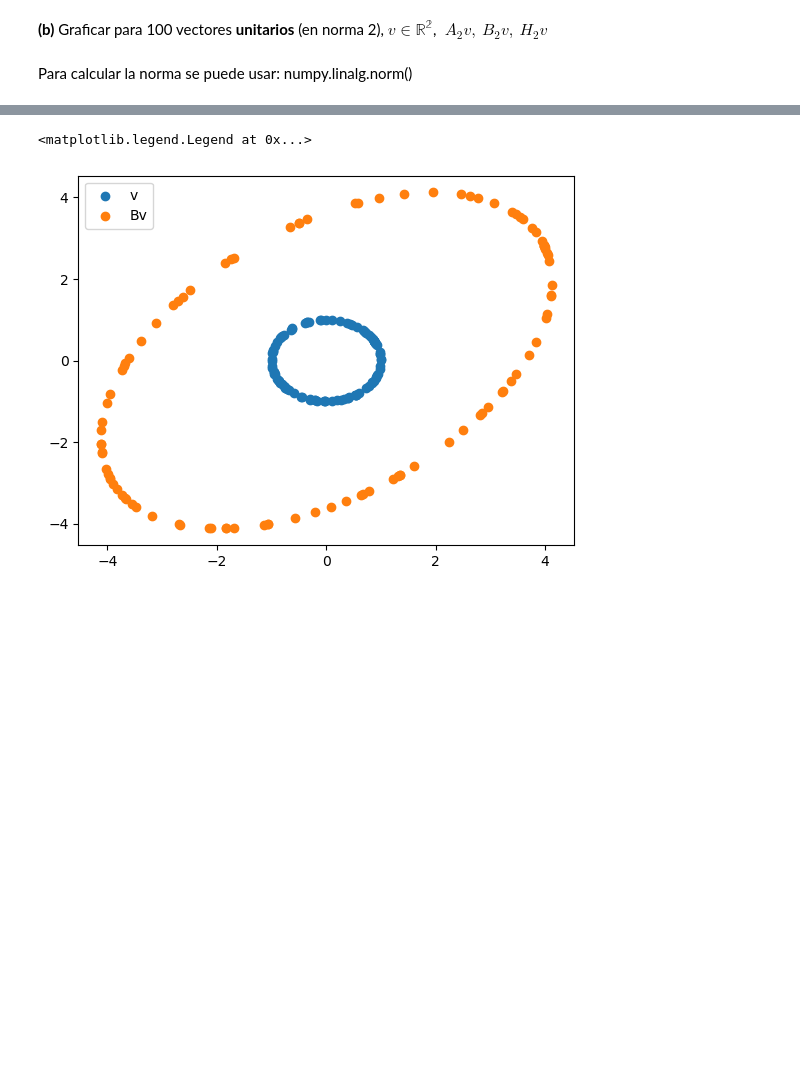
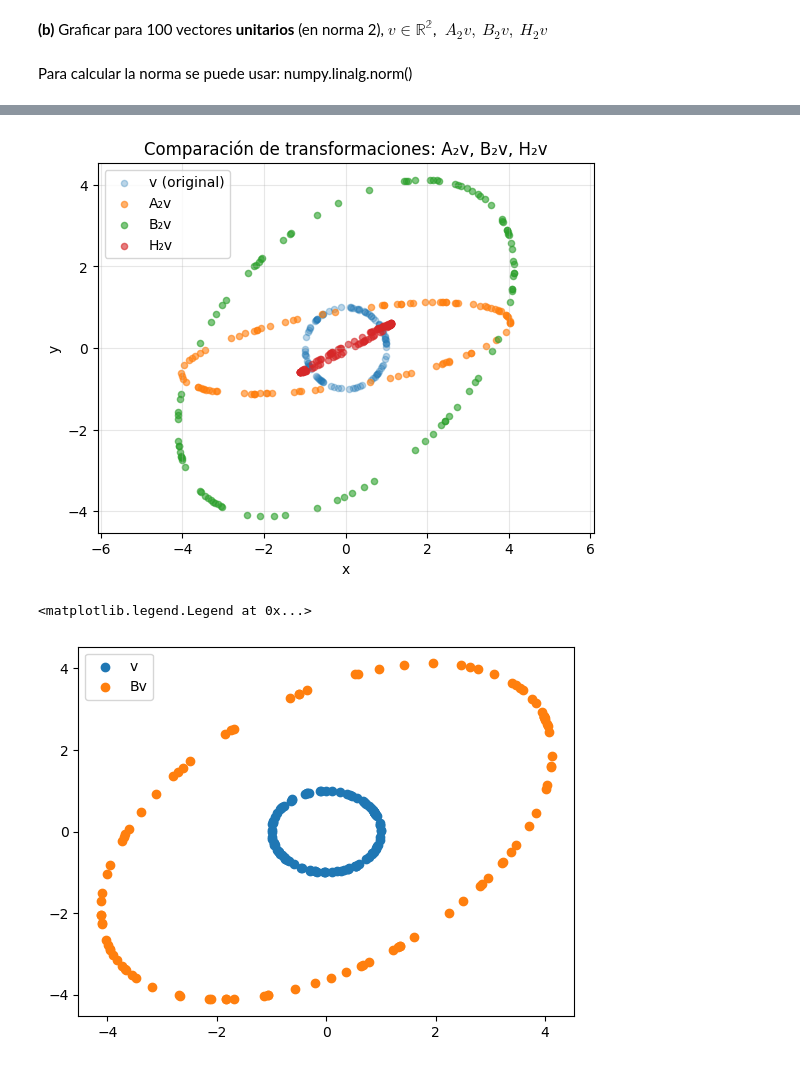
Before and after one commit to roldannahuelalejadro/Calculo-Numerico, a Jupyter notebook: Calculo numerico/practica 4/LU_y_nro_de_condicion (3).ipynb, the cells around one changed output, grey strips where cells are left out. Cells and saved outputs as stored; diff of their text form; code cells hidden in the pictures; blank space fills up the shorter version.

```diff
--- a/Calculo numerico/practica 4/LU_y_nro_de_condicion (3).ipynb
+++ b/Calculo numerico/practica 4/LU_y_nro_de_condicion (3).ipynb
@@ -63,3 +106,26 @@ H_n=
 def matriz_B(n):
   B = np.eye(n, k=-1) + 4*np.eye(n, k=0) + np.eye(n, k=1)
   return B
+# %%
+def matriz_A(n):
+    A = (1/n) * np.eye(n)
+    A[0, n-1] = n**2
+    A[n-1, 0] = 1
+    return A
+
+def matriz_B(n):
+  B = np.eye(n, k=-1) + 4*np.eye(n, k=0) + np.eye(n, k=1)
+  return B
+
+def matriz_H(n):
+
+    H = np.zeros((n, n))
+    for i in range(n):
+        for j in range(n):
+            H[i, j] = 1 / (i + j + 1)
+
+    return H
+
+# Ejemplo para n=4
+print("\nMatriz H_4:")
+print(matriz_H(4))
@@ -75,3 +206,18 @@ print(V[:,0])
+# %%
+
+plt.scatter(V[0], V[1], alpha=0.3, s=20, label="v (original)")
+plt.scatter(AV[0], AV[1], alpha=0.6, s=20, label="A₂v")
+plt.scatter(BV[0], BV[1], alpha=0.6, s=20, label="B₂v")
+plt.scatter(HV[0], HV[1], alpha=0.6, s=20, label="H₂v")
+plt.title('Comparación de transformaciones: A₂v, B₂v, H₂v')
+plt.xlabel('x')
+plt.ylabel('y')
+plt.grid(True, alpha=0.3)
+plt.legend()
+plt.axis('equal')
+plt.show()
+# %% [output]
+[figure, added]
 # %%
 B = matriz_B(2)
 V = np.random.rand(2, 100) - 0.5
```
Also changed, not shown: parts of 6 cells of this notebook, 1 other file.
